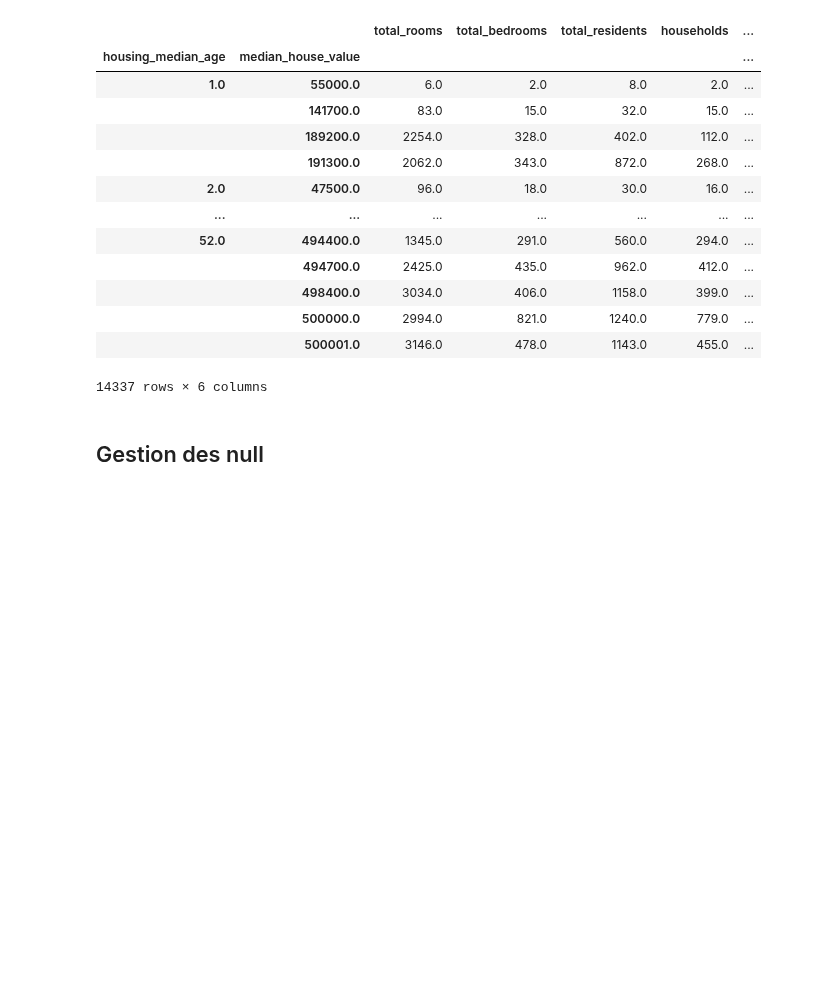
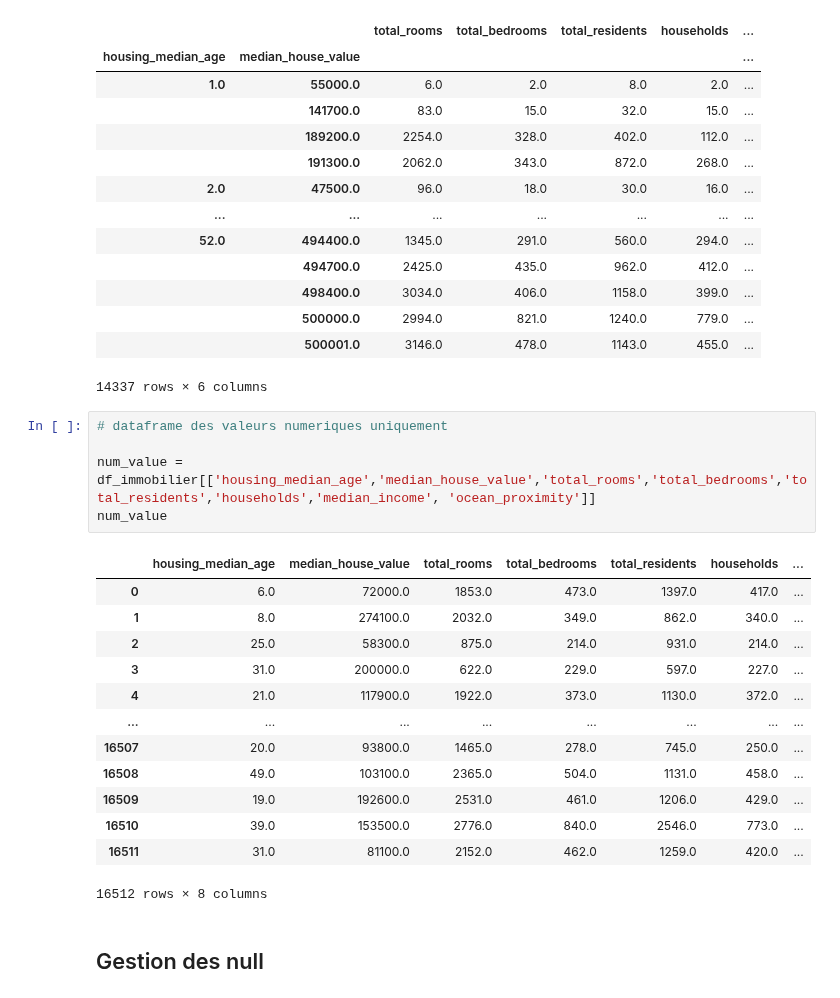
Before and after one commit to GuldenerCamille/immobilier_sillicon_valley, a Jupyter notebook: notebooks/notebook_EDA.ipynb, the cells around one changed output. Drawn from its saved outputs; the diff is of its cells as text; blank space fills up the shorter version.

Commit message:
creation of a numerics values only dataframe

```diff
--- a/notebooks/notebook_EDA.ipynb
+++ b/notebooks/notebook_EDA.ipynb
@@ -206,6 +217,25 @@ house_age_price.first()
 |  | 500000.0 | 2994.0 | 821.0 | 1240.0 | 779.0 | ... |
 |  | 500001.0 | 3146.0 | 478.0 | 1143.0 | 455.0 | ... |
 14337 rows × 6 columns
+# %%
+# dataframe des valeurs numeriques uniquement
+
+num_value = df_immobilier[['housing_median_age','median_house_value','total_rooms','total_bedrooms','total_residents','households','median_income', 'ocean_proximity']]
+num_value
+# %% [output]
+|  | housing_median_age | median_house_value | total_rooms | total_bedrooms | total_residents | households | ... |
+| 0 | 6.0 | 72000.0 | 1853.0 | 473.0 | 1397.0 | 417.0 | ... |
+| 1 | 8.0 | 274100.0 | 2032.0 | 349.0 | 862.0 | 340.0 | ... |
+| 2 | 25.0 | 58300.0 | 875.0 | 214.0 | 931.0 | 214.0 | ... |
+| 3 | 31.0 | 200000.0 | 622.0 | 229.0 | 597.0 | 227.0 | ... |
+| 4 | 21.0 | 117900.0 | 1922.0 | 373.0 | 1130.0 | 372.0 | ... |
+| ... | ... | ... | ... | ... | ... | ... | ... |
+| 16507 | 20.0 | 93800.0 | 1465.0 | 278.0 | 745.0 | 250.0 | ... |
+| 16508 | 49.0 | 103100.0 | 2365.0 | 504.0 | 1131.0 | 458.0 | ... |
+| 16509 | 19.0 | 192600.0 | 2531.0 | 461.0 | 1206.0 | 429.0 | ... |
+| 16510 | 39.0 | 153500.0 | 2776.0 | 840.0 | 2546.0 | 773.0 | ... |
+| 16511 | 31.0 | 81100.0 | 2152.0 | 462.0 | 1259.0 | 420.0 | ... |
+16512 rows × 8 columns
 # %% [markdown]
 ## Gestion des null <a class="anchor" id="null"></a>
 # %% [markdown]
```
Also changed, not shown: parts of 2 cells of this notebook.
